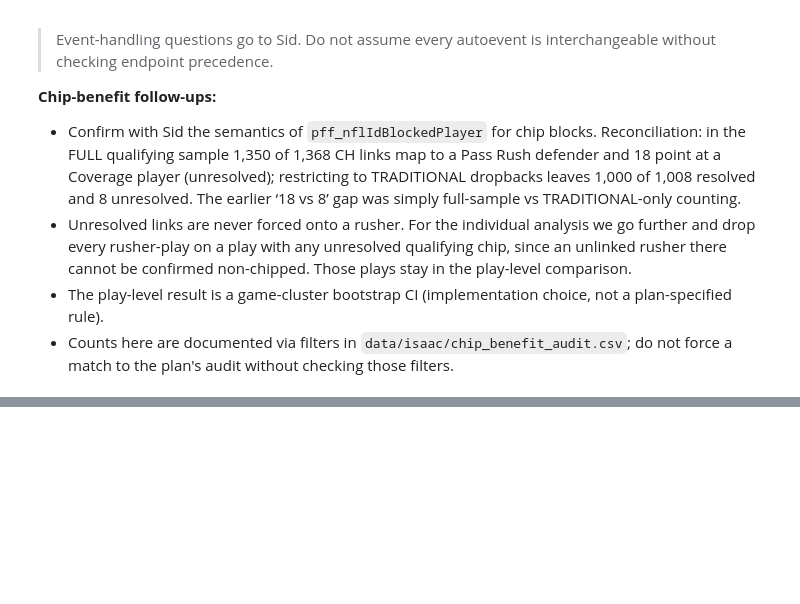
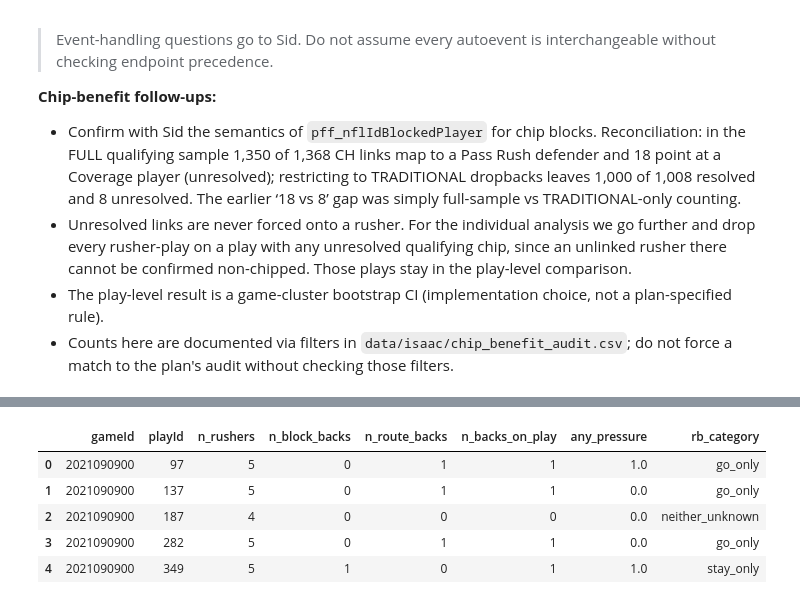
Before and after one commit to isaac-ciravolo/NYUDataBowl, a Jupyter notebook: notebooks/03_pressure_stayorgo.ipynb, the cells around one changed output, grey strips where cells are left out. Saved outputs shown, nothing was run; the diff lists cells and outputs as text; code cells hidden in the pictures; blank space fills up the shorter version.

```diff
--- a/notebooks/03_pressure_stayorgo.ipynb
+++ b/notebooks/03_pressure_stayorgo.ipynb
@@ -606,0 +634,87 @@ play-level chip+nochip == total known plays: True
+# %%
+# --- Stay-or-Go: one-row-per-play context table on TRADITIONAL dropbacks ---
+# Reuses pff/players/plays already loaded + merged above (many-to-one joins,
+# validated earlier). Rebuild defensively so this section is self-contained.
+import sys
+from pathlib import Path
+import numpy as np
+import pandas as pd
+
+for _p in [Path.cwd(), *Path.cwd().parents]:
+    if (_p / 'src' / 'config.py').exists():
+        sys.path.insert(0, str(_p / 'src')); break
+from config import DATA_DIR, ROOT, RB_POSITIONS, N_BOOTSTRAP, RANDOM_SEED
+
+pff = pd.read_csv(DATA_DIR / 'pffScoutingData.csv')
+players = pd.read_csv(DATA_DIR / 'players.csv')
+plays = pd.read_csv(DATA_DIR / 'plays.csv')
+
+# MANY-TO-ONE joins: right-side keys are unique, so no row multiplication.
+assert players['nflId'].is_unique
+assert plays.duplicated(['gameId','playId']).sum() == 0
+assert pff.duplicated(['gameId','playId','nflId']).sum() == 0
+pff = pff.merge(players[['nflId','officialPosition']], on='nflId', how='left')
+pff = pff.merge(plays[['gameId','playId','dropBackType']], on=['gameId','playId'], how='left')
+
+# Analysis population: traditional dropbacks only (matches the chip analysis).
+trad = pff[pff['dropBackType'] == 'TRADITIONAL'].copy()
+
+# --- rusher count per play: DISTINCT Pass Rush nflId per (gameId, playId) ---
+pr = trad[trad['pff_role'] == 'Pass Rush']
+assert pr['nflId'].isna().sum() == 0, 'Pass Rush rows missing nflId'
+n_rushers = (pr.drop_duplicates(['gameId','playId','nflId'])
+               .groupby(['gameId','playId'])['nflId'].nunique().rename('n_rushers'))
+
+# --- back participation per play (officialPosition RB/FB) ---
+backs = trad[trad['officialPosition'].isin(RB_POSITIONS)]
+n_block = (backs[backs['pff_role'] == 'Pass Block']
+           .groupby(['gameId','playId'])['nflId'].nunique().rename('n_block_backs'))
+n_route = (backs[backs['pff_role'] == 'Pass Route']
+           .groupby(['gameId','playId'])['nflId'].nunique().rename('n_route_backs'))
+n_backs = (backs.groupby(['gameId','playId'])['nflId'].nunique().rename('n_backs_on_play'))
+
+# --- any-rusher pressure per play (ANY pass rusher, not the back's opponent) ---
+flags = ['pff_hit','pff_hurry','pff_sack']
+pr_flags = pr[['gameId','playId'] + flags].copy()
+def _play_pressure(sub):
+    vals = sub[flags]
+    if (vals == 1).to_numpy().any():
+        return 1.0            # any observed 1 -> pressure
+    if (~vals.isna()).all(axis=1).any():
+        return 0.0            # at least one rusher fully observed, all zeros -> no pressure
+    return np.nan             # otherwise unknown (excluded from rates)
+any_pressure = (pr_flags.groupby(['gameId','playId'], group_keys=False)
+                .apply(_play_pressure).rename('any_pressure'))
+
+# --- assemble exactly one row per traditional play that has a pass rush ---
+play_ctx = pd.concat([n_rushers, n_block, n_route, n_backs, any_pressure], axis=1).reset_index()
+play_ctx['n_rushers'] = play_ctx['n_rushers'].fillna(0).astype(int)
+for c in ['n_block_backs','n_route_backs','n_backs_on_play']:
+    play_ctx[c] = play_ctx[c].fillna(0).astype(int)
+
+# --- mutually exclusive back category ---
+def _rb_category(row):
+    stay = row['n_block_backs'] > 0
+    go = row['n_route_backs'] > 0
+    if pd.isna(row['any_pressure']):
+        return 'neither_unknown'      # unknown outcome -> not in primary comparison
+    if stay and go:
+        return 'mixed'
+    if stay:
+        return 'stay_only'
+    if go:
+        return 'go_only'
+    return 'neither_unknown'          # no block/route back on the play
+play_ctx['rb_category'] = play_ctx.apply(_rb_category, axis=1)
+
+# integrity: exactly one row per play, no duplication, categories exhaustive
+assert play_ctx.duplicated(['gameId','playId']).sum() == 0, 'context table must be one row per play'
+assert set(play_ctx['rb_category'].unique()) <= {'stay_only','go_only','mixed','neither_unknown'}
+print('traditional plays (one row each):', len(play_ctx))
+print('matches chip audit traditional_dropback_plays (6542 expected):', len(play_ctx) == 6542)
+print('\nrb_category distribution:')
+print(play_ctx['rb_category'].value_counts().to_string())
+print('\nn_rushers distribution:')
+print(play_ctx['n_rushers'].value_counts().sort_index().to_string())
+play_ctx.head()
+# %% [output]
@@ -606,0 +741,6 @@ play-level chip+nochip == total known plays: True
+|  | gameId | playId | n_rushers | n_block_backs | n_route_backs | n_backs_on_play | any_pressure | rb_category |
+| 0 | 2021090900 | 97 | 5 | 0 | 1 | 1 | 1.0 | go_only |
+| 1 | 2021090900 | 137 | 5 | 0 | 1 | 1 | 0.0 | go_only |
+| 2 | 2021090900 | 187 | 4 | 0 | 0 | 0 | 0.0 | neither_unknown |
+| 3 | 2021090900 | 282 | 5 | 0 | 1 | 1 | 0.0 | go_only |
+| 4 | 2021090900 | 349 | 5 | 1 | 0 | 1 | 1.0 | stay_only |
```
Also changed, not shown: parts of 12 cells of this notebook, 3 other files.
